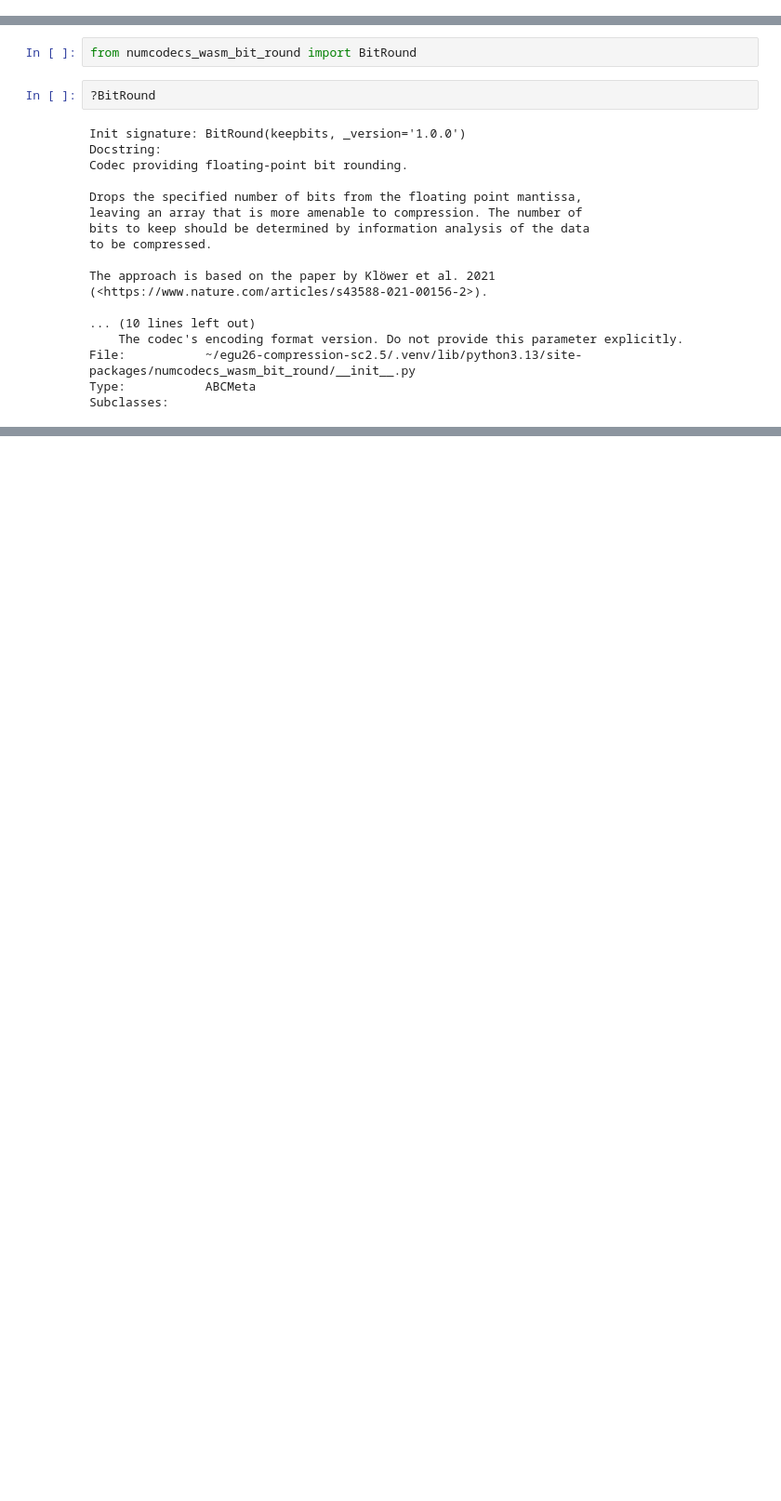
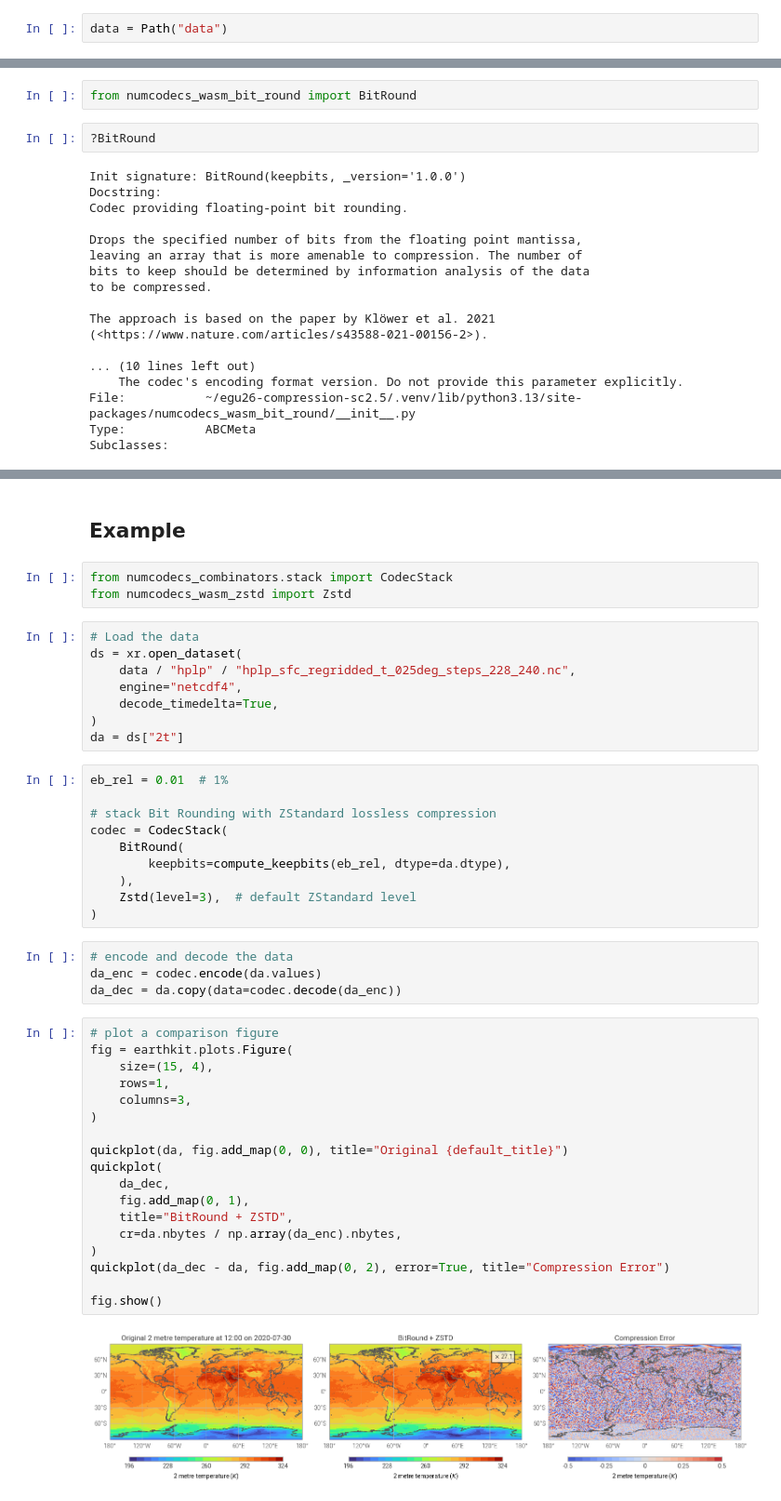
Before and after one commit to climet-eu/egu26-compression-sc2-5, a Jupyter notebook: 01-bit-round.ipynb, the cells around one changed output, grey strips where cells are left out. Shown at 93% size. Cells and saved outputs as stored; diff of their text form; blank space fills up the shorter version.

Commit message:
Fill in Bit Round and ZFP notebooks

```diff
--- a/01-bit-round.ipynb
+++ b/01-bit-round.ipynb
@@ -0,0 +16,2 @@
+# %%
+data = Path("data")
@@ -22,0 +102,47 @@ Subclasses:
+# %% [markdown]
+## Example
+# %%
+from numcodecs_combinators.stack import CodecStack
+from numcodecs_wasm_zstd import Zstd
+# %%
+# Load the data
+ds = xr.open_dataset(
+    data / "hplp" / "hplp_sfc_regridded_t_025deg_steps_228_240.nc",
+    engine="netcdf4",
+    decode_timedelta=True,
+)
+da = ds["2t"]
+# %%
+eb_rel = 0.01  # 1%
+
+# stack Bit Rounding with ZStandard lossless compression
+codec = CodecStack(
+    BitRound(
+        keepbits=compute_keepbits(eb_rel, dtype=da.dtype),
+    ),
+    Zstd(level=3),  # default ZStandard level
+)
+# %%
+# encode and decode the data
+da_enc = codec.encode(da.values)
+da_dec = da.copy(data=codec.decode(da_enc))
+# %%
+# plot a comparison figure
+fig = earthkit.plots.Figure(
+    size=(15, 4),
+    rows=1,
+    columns=3,
+)
+
+quickplot(da, fig.add_map(0, 0), title="Original {default_title}")
+quickplot(
+    da_dec,
+    fig.add_map(0, 1),
+    title="BitRound + ZSTD",
+    cr=da.nbytes / np.array(da_enc).nbytes,
+)
+quickplot(da_dec - da, fig.add_map(0, 2), error=True, title="Compression Error")
+
+fig.show()
+# %% [output]
+[figure, added]
```
Also changed, not shown: parts of 8 cells of this notebook, 3 other files.
